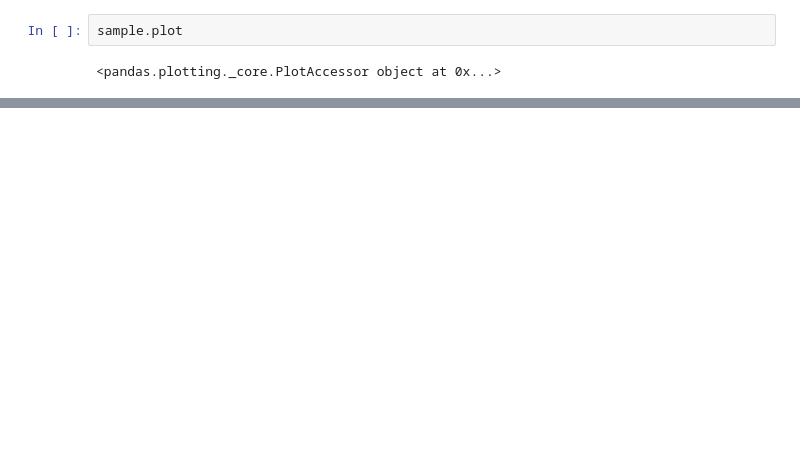
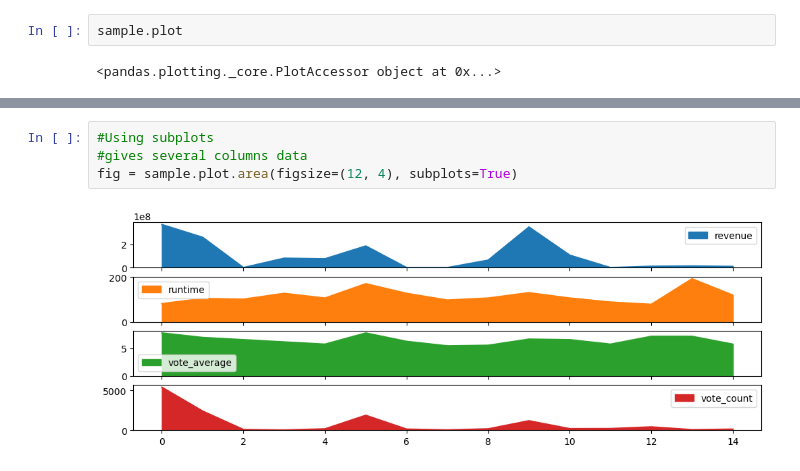
Before and after one commit to aee4/Pandas-Library, a Jupyter notebook: plots_pandas.ipynb, the cells around one changed output, grey strips where cells are left out. Cells and saved outputs as stored; diff of their text form; blank space fills up the shorter version.

```diff
--- a/plots_pandas.ipynb
+++ b/plots_pandas.ipynb
@@ -27,0 +54,6 @@ plt.show()
+# %%
+#Using subplots
+#gives several columns data
+fig = sample.plot.area(figsize=(12, 4), subplots=True)
+# %% [output]
+[figure, added]
```
Also changed, not shown: parts of 6 cells of this notebook.
